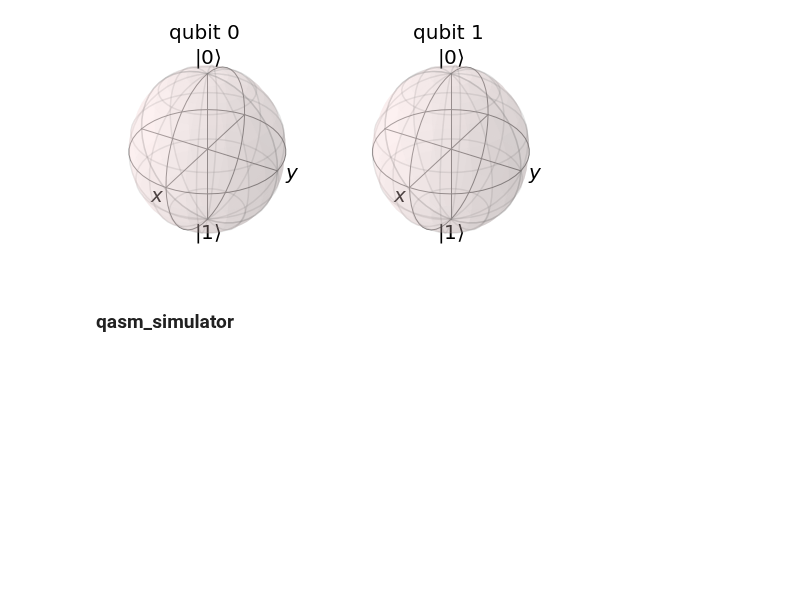
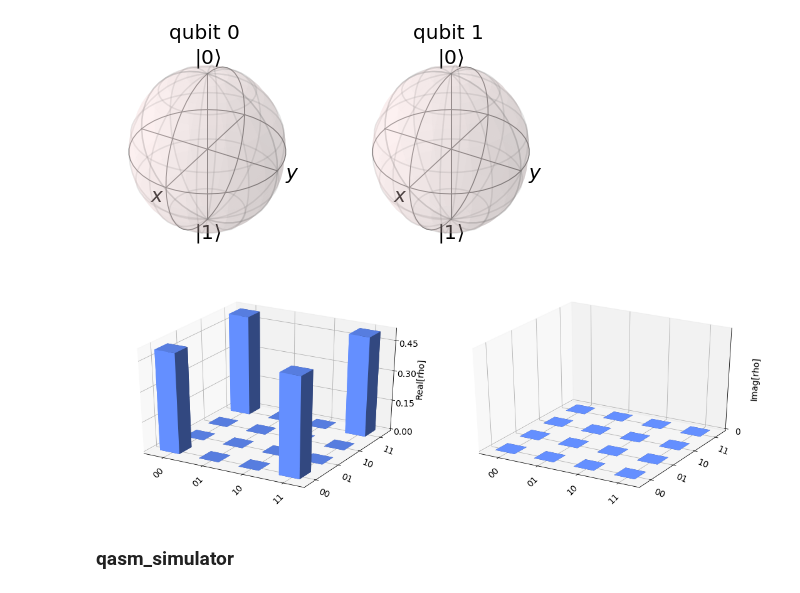
Before and after one commit to afonsofr/Qiskit_hands_on, a Jupyter notebook: basics.ipynb, the cells around one changed output. Cells and saved outputs as stored; diff of their text form; code cells hidden in the pictures; blank space fills up the shorter version.

```diff
--- a/basics.ipynb
+++ b/basics.ipynb
@@ -367,10 +367,14 @@ plot_bloch_multivector(bloch_h)
 # %%
 # Plot the Bloch sphere of the qubit state after creating entanglement
 result_bell = execute(qc_multi_qubit, backend).result()
-bloch_bell= result_bell.get_statevector(qc_multi_qubit)
-plot_bloch_multivector(bloch_bell)
+bell= result_bell.get_statevector(qc_multi_qubit)
+plot_bloch_multivector(bell)
 # %% [output]
 [figure]
+# %%
+plot_state_city(bell)
+# %% [output]
+[figure, added]
 # %% [markdown]
 ### qasm_simulator
 # %%
```
Also changed, not shown: parts of 10 cells of this notebook, 1 other file.
